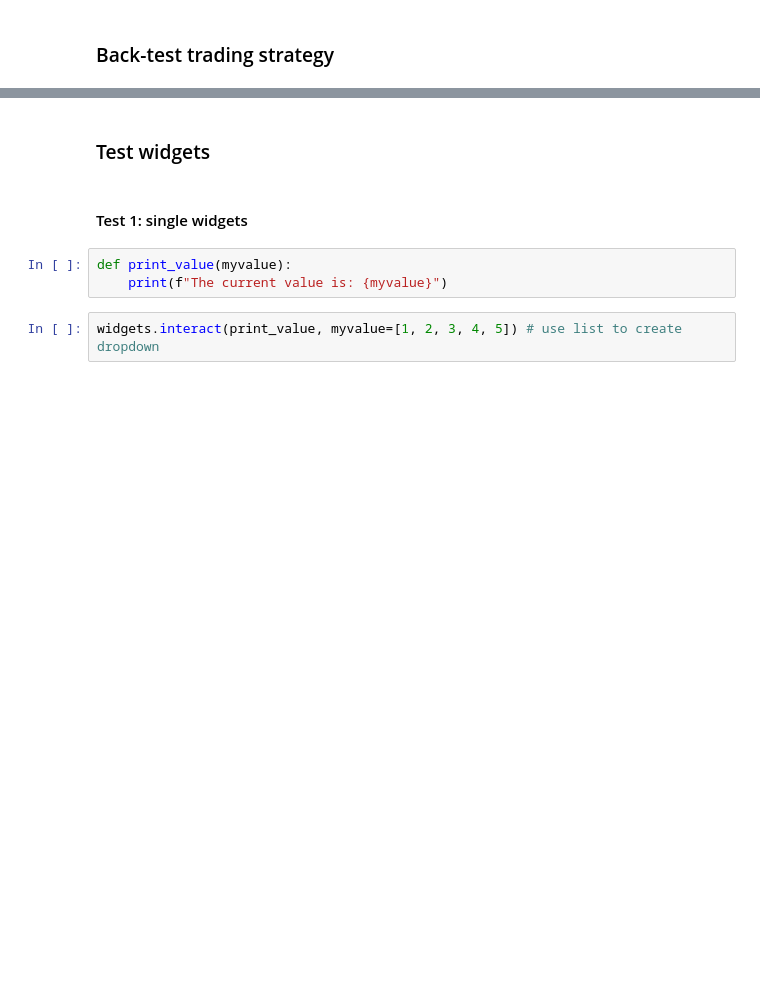
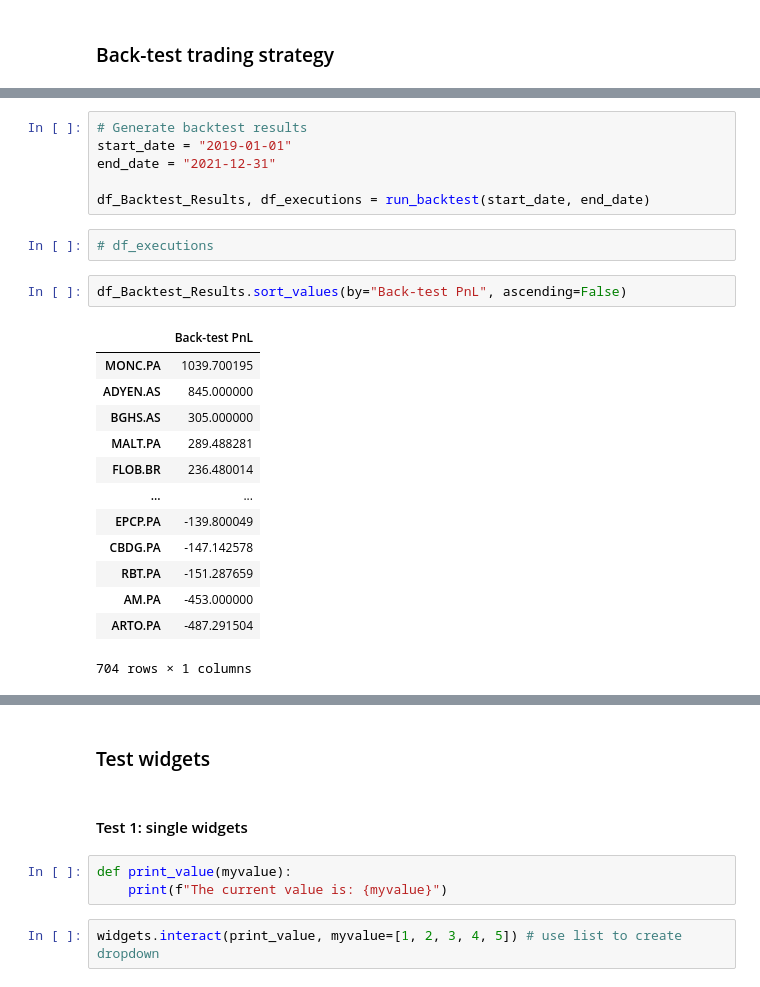
Before and after one commit to cdignam8304/euronext-stocks, a Jupyter notebook: notebooks/analysis.ipynb, the cells around one changed output, grey strips where cells are left out. Drawn from its saved outputs; the diff is of its cells as text; blank space fills up the shorter version.

```diff
--- a/notebooks/analysis.ipynb
+++ b/notebooks/analysis.ipynb
@@ -558,0 +565,24 @@ sell_trades
+# %%
+# Generate backtest results
+start_date = "2019-01-01"
+end_date = "2021-12-31"
+
+df_Backtest_Results, df_executions = run_backtest(start_date, end_date)
+# %%
+# df_executions
+# %%
+df_Backtest_Results.sort_values(by="Back-test PnL", ascending=False)
+# %% [output]
+|  | Back-test PnL |
+| MONC.PA | 1039.700195 |
+| ADYEN.AS | 845.000000 |
+| BGHS.AS | 305.000000 |
+| MALT.PA | 289.488281 |
+| FLOB.BR | 236.480014 |
+| ... | ... |
+| EPCP.PA | -139.800049 |
+| CBDG.PA | -147.142578 |
+| RBT.PA | -151.287659 |
+| AM.PA | -453.000000 |
+| ARTO.PA | -487.291504 |
+704 rows × 1 columns
```
Also changed, not shown: parts of 19 cells of this notebook, 1 other file.
